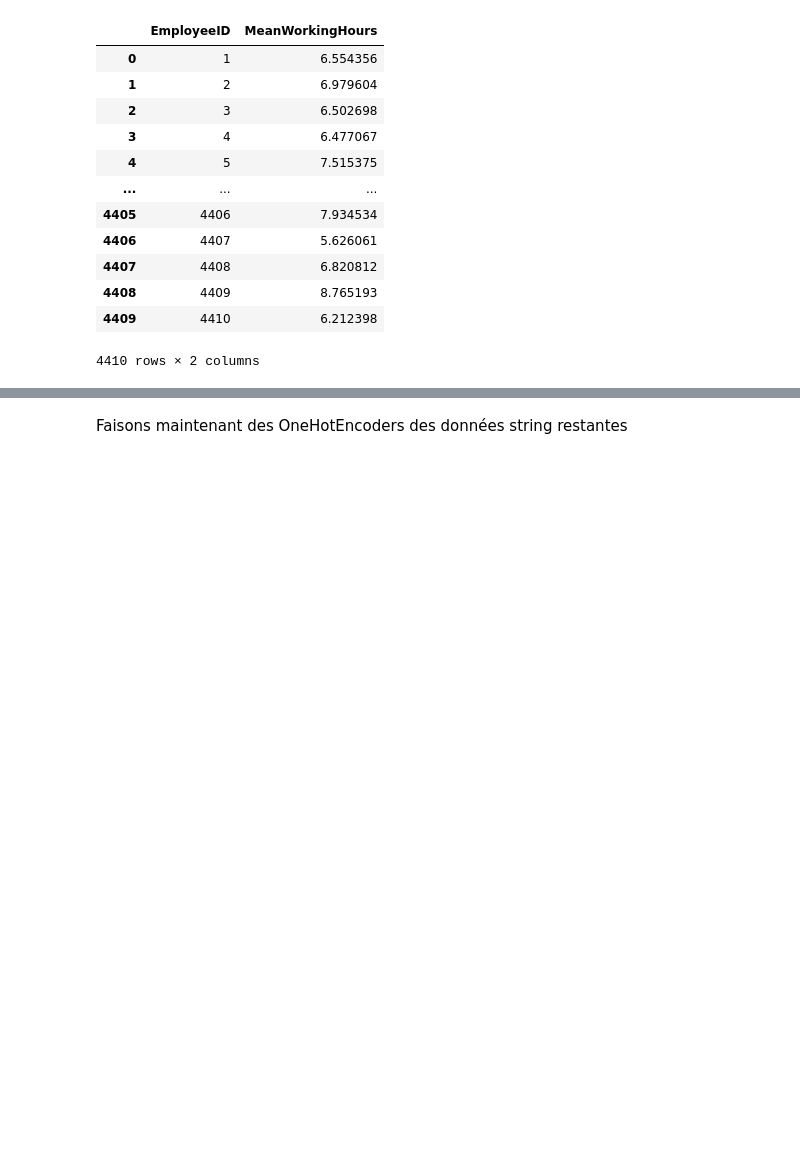
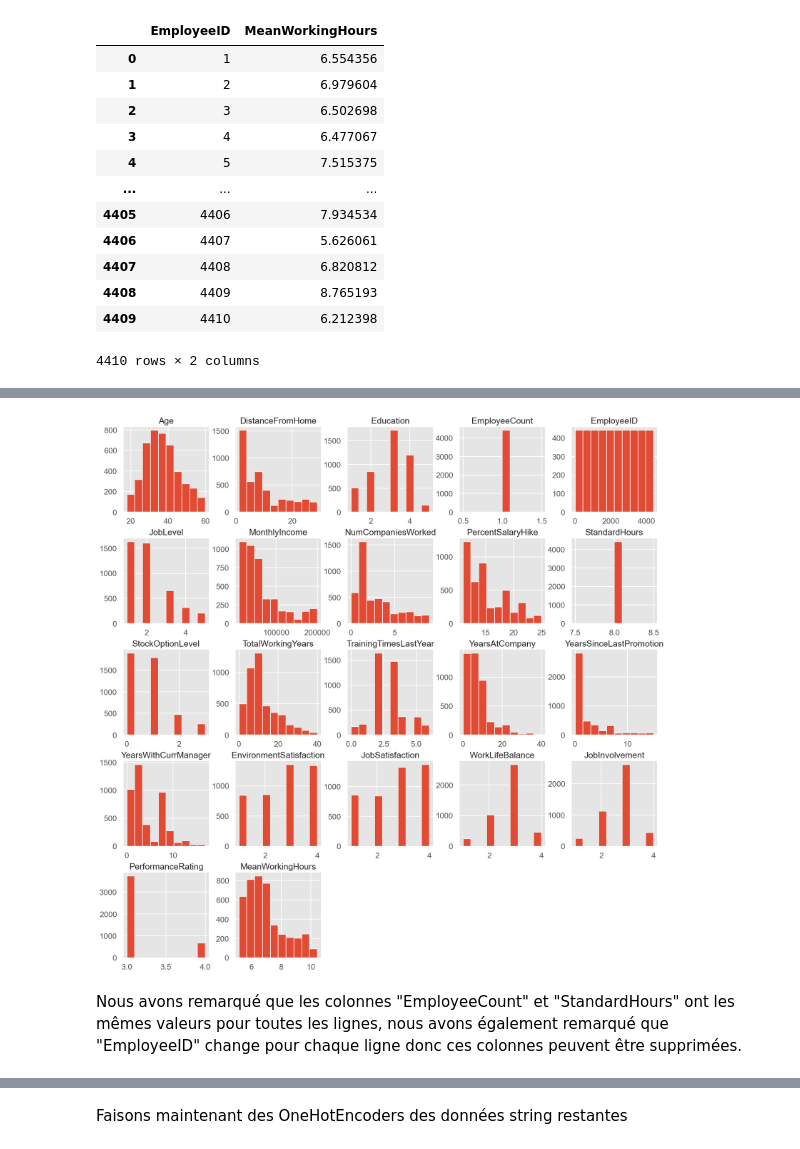
Before and after one commit to R1leMargoulin/Projet_ML_Human4You, a Jupyter notebook: Projet_ML_Human4You.ipynb, the cells around one changed output, grey strips where cells are left out. Saved outputs shown, nothing was run; the diff lists cells and outputs as text; code cells hidden in the pictures; blank space fills up the shorter version.

```diff
--- a/Projet_ML_Human4You.ipynb
+++ b/Projet_ML_Human4You.ipynb
@@ -80,0 +143,7 @@ datas = merge_datas(datas_raw)
+# %%
+datas.hist(figsize=(20,20))
+plt.show()
+# %% [output]
+[figure, added]
+# %% [markdown]
+Nous avons remarqué que les colonnes "EmployeeCount" et "StandardHours" ont les mêmes valeurs pour toutes les lignes, nous avons également remarqué que "EmployeeID" change pour chaque ligne donc ces colonnes peuvent être supprimées.
```
Also changed, not shown: parts of 36 cells of this notebook, 1 other file.
